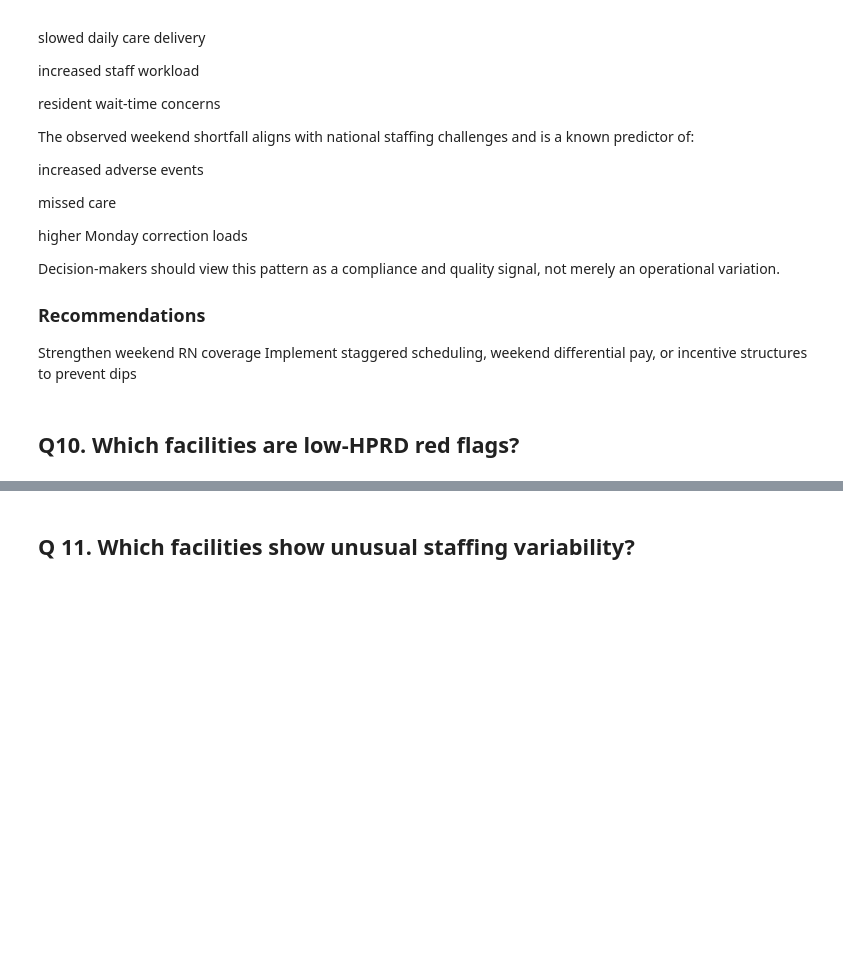
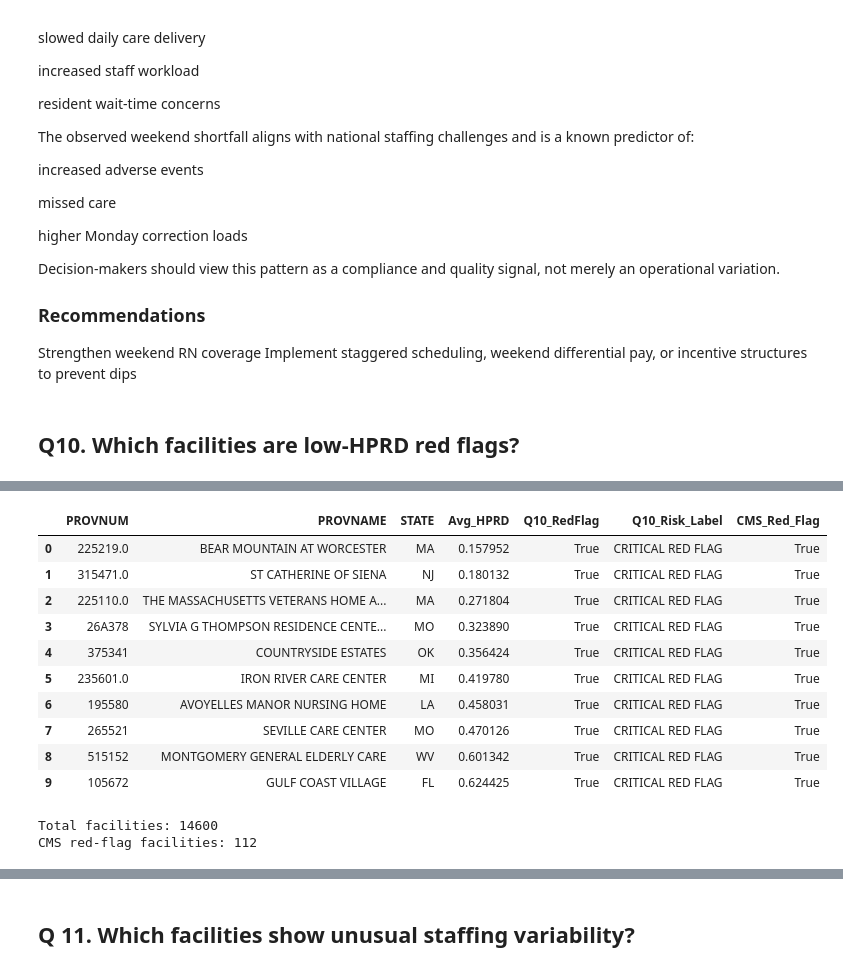
Before and after one commit to Veritasdataservices/PBJ_Daily_Nurse_Staffing_Q2_2024, a Jupyter notebook: PBJ_Daily_Nurse_Staffing_Q2_2024_final.ipynb, the cells around one changed output, grey strips where cells are left out. Cells and saved outputs as stored; diff of their text form; code cells hidden in the pictures; blank space fills up the shorter version.

```diff
--- a/PBJ_Daily_Nurse_Staffing_Q2_2024_final.ipynb
+++ b/PBJ_Daily_Nurse_Staffing_Q2_2024_final.ipynb
@@ -2724,0 +2424,10 @@ Overall, these findings reinforce the importance of **consistent staffing monito
+# %%
+# Fixed policy thresholds
+CMS_MIN = 4.1        # CMS historical minimum
+MODERN_MIN = 5.0     # Modern safety floor
+
+# Percentile-based thresholds
+P10 = facility_avg["Avg_HPRD"].quantile(0.10)
+Q1  = facility_avg["Avg_HPRD"].quantile(0.25)
+
+CMS_MIN, MODERN_MIN, P10, Q1
@@ -2724,0 +2436,8 @@ Overall, these findings reinforce the importance of **consistent staffing monito
+# %%
+facility_avg["Q10_RedFlag"] = facility_avg["Avg_HPRD"] < CMS_MIN
+
+facility_avg["Q10_Risk_Label"] = facility_avg["Q10_RedFlag"].map(
+    {True: "CRITICAL RED FLAG", False: "NOT RED FLAG"}
+)
+
+facility_avg["Q10_Risk_Label"].value_counts()
@@ -2724,0 +2491,34 @@ Overall, these findings reinforce the importance of **consistent staffing monito
+# %%
+# CMS minimum threshold
+CMS_MIN = 4.1
+
+# Flag facilities below CMS standard
+facility_avg["CMS_Red_Flag"] = facility_avg["Avg_HPRD"] < CMS_MIN
+
+# Extract ONLY low-HPRD red-flag facilities
+red_flag_facilities = (
+    facility_avg[facility_avg["CMS_Red_Flag"]]
+    .sort_values("Avg_HPRD")
+    .reset_index(drop=True)
+)
+
+# Verify structure
+red_flag_facilities.head(10)
+# %% [output]
+|  | PROVNUM | PROVNAME | STATE | Avg_HPRD | Q10_RedFlag | Q10_Risk_Label | CMS_Red_Flag |
+| 0 | 225219.0 | BEAR MOUNTAIN AT WORCESTER | MA | 0.157952 | True | CRITICAL RED FLAG | True |
+| 1 | 315471.0 | ST CATHERINE OF SIENA | NJ | 0.180132 | True | CRITICAL RED FLAG | True |
+| 2 | 225110.0 | THE MASSACHUSETTS VETERANS HOME A... | MA | 0.271804 | True | CRITICAL RED FLAG | True |
+| 3 | 26A378 | SYLVIA G THOMPSON RESIDENCE CENTE... | MO | 0.323890 | True | CRITICAL RED FLAG | True |
+| 4 | 375341 | COUNTRYSIDE ESTATES | OK | 0.356424 | True | CRITICAL RED FLAG | True |
+| 5 | 235601.0 | IRON RIVER CARE CENTER | MI | 0.419780 | True | CRITICAL RED FLAG | True |
+| 6 | 195580 | AVOYELLES MANOR NURSING HOME | LA | 0.458031 | True | CRITICAL RED FLAG | True |
+| 7 | 265521 | SEVILLE CARE CENTER | MO | 0.470126 | True | CRITICAL RED FLAG | True |
+| 8 | 515152 | MONTGOMERY GENERAL ELDERLY CARE | WV | 0.601342 | True | CRITICAL RED FLAG | True |
+| 9 | 105672 | GULF COAST VILLAGE | FL | 0.624425 | True | CRITICAL RED FLAG | True |
+# %%
+print("Total facilities:", facility_avg.shape[0])
+print("CMS red-flag facilities:", red_flag_facilities.shape[0])
+# %% [output]
+Total facilities: 14600
+CMS red-flag facilities: 112
```
Also changed, not shown: parts of 33 cells of this notebook.
